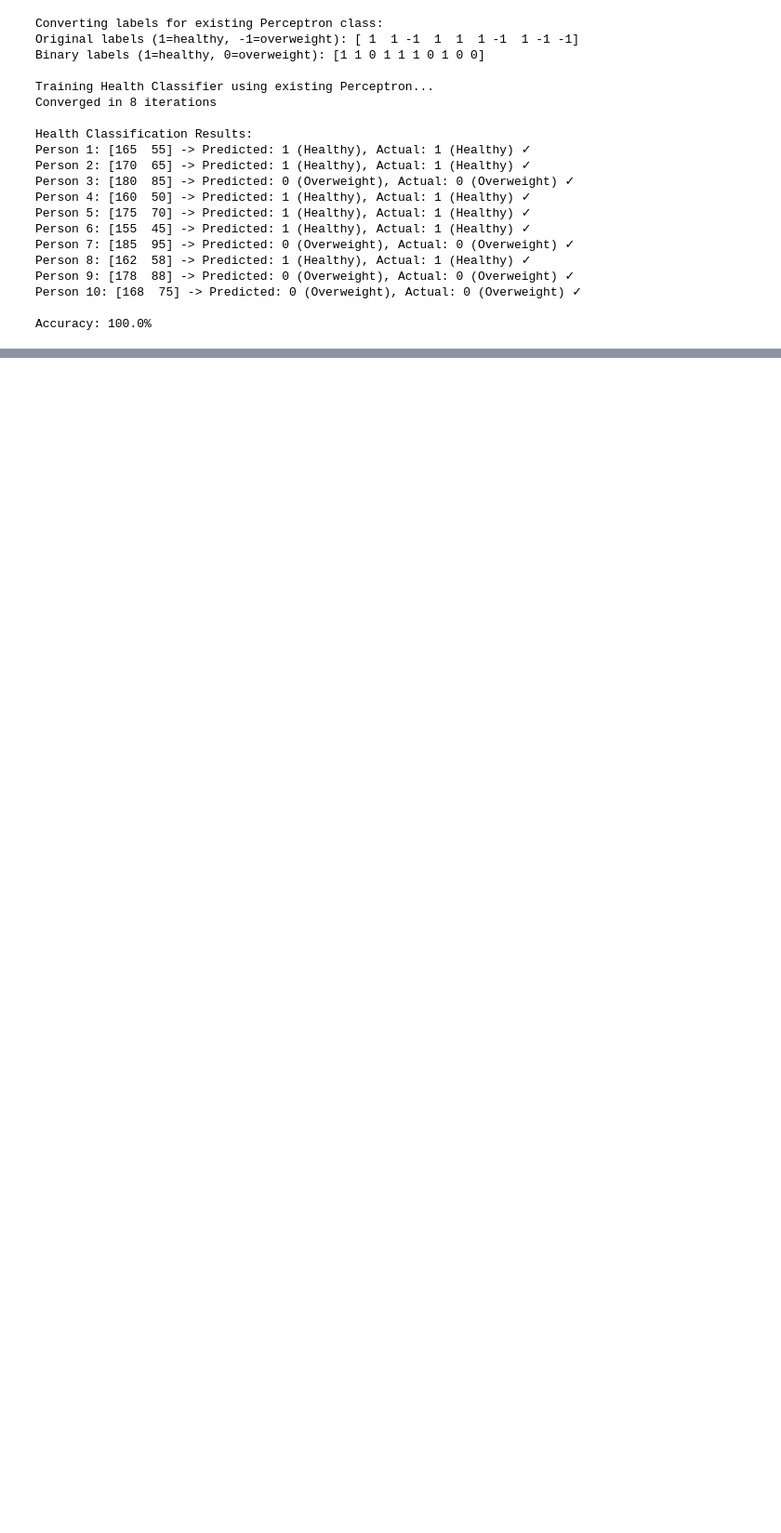
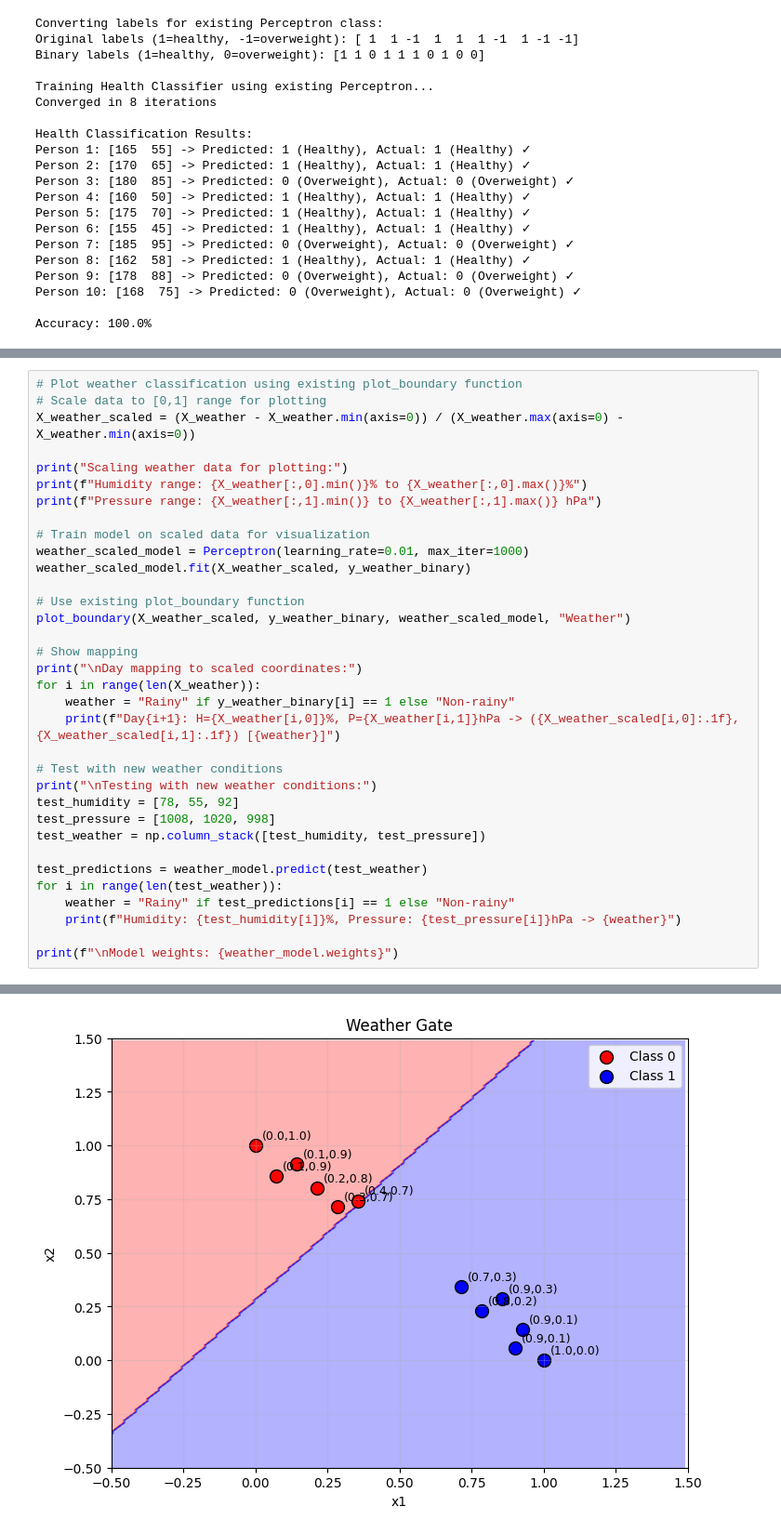
Before and after one commit to ali-shiekh16/DLP-assignments, a Jupyter notebook: assignment_01/assignment_01.ipynb, the cells around one changed output, grey strips where cells are left out. Shown at 93% size. Drawn from its saved outputs; the diff is of its cells as text; blank space fills up the shorter version.

Commit message:
Implement rainy day classification

```diff
--- a/assignment_01/assignment_01.ipynb
+++ b/assignment_01/assignment_01.ipynb
@@ -494,0 +594,35 @@ Original model weights: [-0.01393002  1.97517596 -4.85032622]
+# %%
+# Plot weather classification using existing plot_boundary function
+# Scale data to [0,1] range for plotting
+X_weather_scaled = (X_weather - X_weather.min(axis=0)) / (X_weather.max(axis=0) - X_weather.min(axis=0))
+
+print("Scaling weather data for plotting:")
+print(f"Humidity range: {X_weather[:,0].min()}% to {X_weather[:,0].max()}%")
+print(f"Pressure range: {X_weather[:,1].min()} to {X_weather[:,1].max()} hPa")
+
+# Train model on scaled data for visualization
+weather_scaled_model = Perceptron(learning_rate=0.01, max_iter=1000)
+weather_scaled_model.fit(X_weather_scaled, y_weather_binary)
+
+# Use existing plot_boundary function
+plot_boundary(X_weather_scaled, y_weather_binary, weather_scaled_model, "Weather")
+
+# Show mapping
+print("\nDay mapping to scaled coordinates:")
+for i in range(len(X_weather)):
+    weather = "Rainy" if y_weather_binary[i] == 1 else "Non-rainy"
+    print(f"Day{i+1}: H={X_weather[i,0]}%, P={X_weather[i,1]}hPa -> ({X_weather_scaled[i,0]:.1f}, {X_weather_scaled[i,1]:.1f}) [{weather}]")
+
+# Test with new weather conditions
+print("\nTesting with new weather conditions:")
+test_humidity = [78, 55, 92]
+test_pressure = [1008, 1020, 998]
+test_weather = np.column_stack([test_humidity, test_pressure])
+
+test_predictions = weather_model.predict(test_weather)
+for i in range(len(test_weather)):
+    weather = "Rainy" if test_predictions[i] == 1 else "Non-rainy"
+    print(f"Humidity: {test_humidity[i]}%, Pressure: {test_pressure[i]}hPa -> {weather}")
+
+print(f"\nModel weights: {weather_model.weights}")
+# %% [output]
@@ -494,0 +633 @@ Original model weights: [-0.01393002  1.97517596 -4.85032622]
+[figure, added]
```
Also changed, not shown: parts of 5 cells of this notebook.
